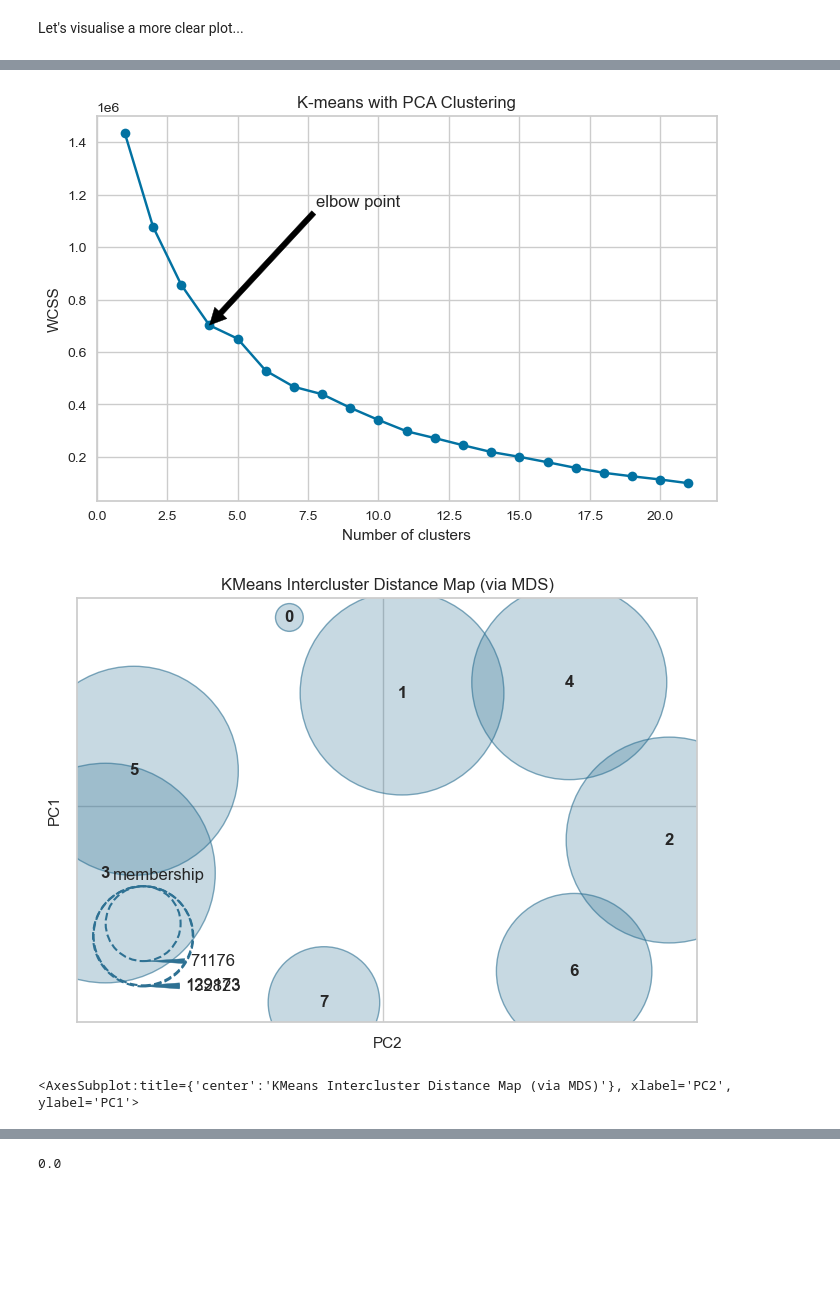
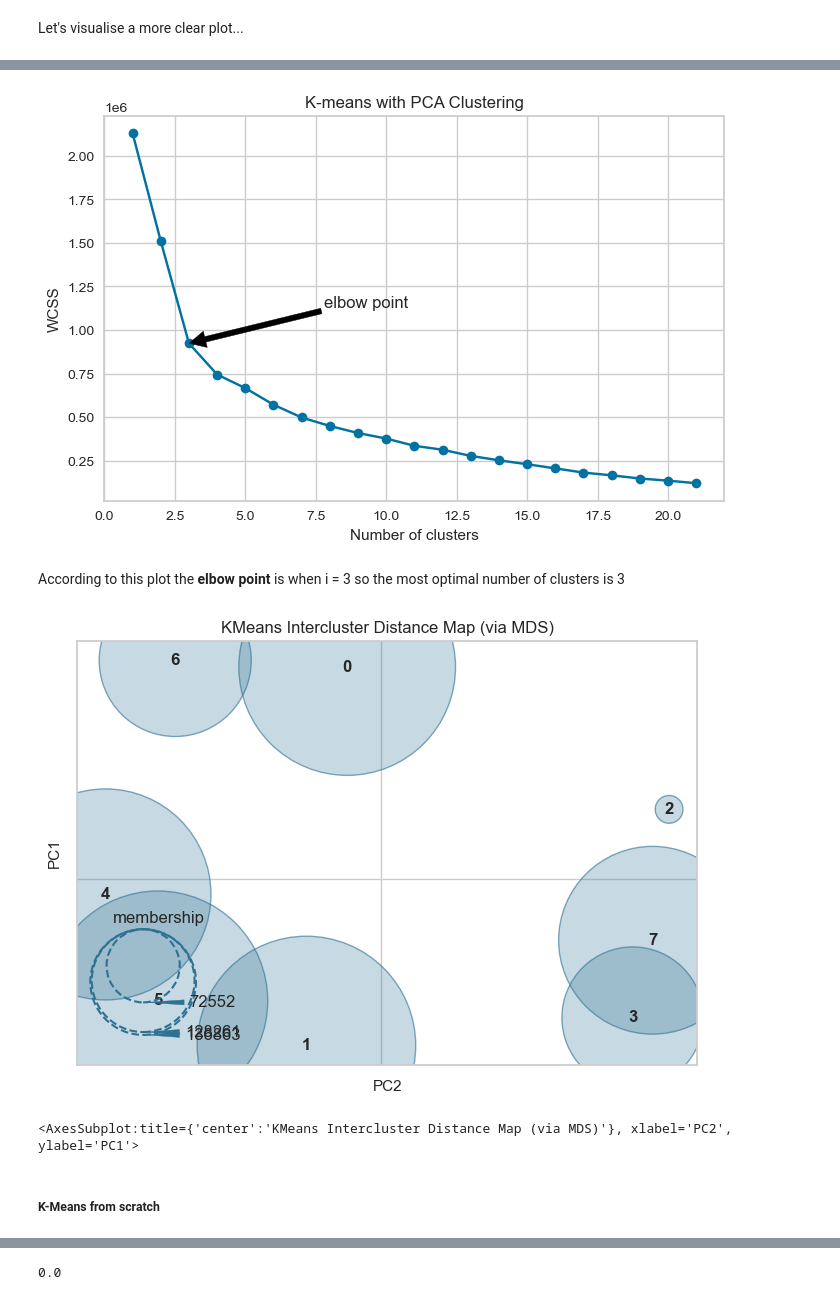
Before and after one commit to MattiaCastaldo/ADM-Homework-4, a Jupyter notebook: Mattia.ipynb, the cells around one changed output, grey strips where cells are left out. Saved outputs shown, nothing was run; the diff lists cells and outputs as text; code cells hidden in the pictures; blank space fills up the shorter version.

```diff
--- a/Mattia.ipynb
+++ b/Mattia.ipynb
@@ -498,4 +531,4 @@ Plotting the scatter plot of the 1st and 2nd PCA componets (those that have the
 # %%
-pca=PCA(n_components=6) ## reduce dimensionality to 6 components
+pca=PCA(n_components=5) ## reduce dimensionality to 5 components
 pca.fit(df_norm)
 pca_features=pca.transform(df_norm)
@@ -508,14 +550,16 @@ for i in range(1,22):
 # %%
 plt.figure(figsize=(8,5))
 plt.plot(range(1,22),wcss,marker='o')
 plt.xlabel('Number of clusters')
 plt.ylabel('WCSS')
 plt.title('K-means with PCA Clustering')
-plt.annotate('elbow point',(4,wcss[3]),arrowprops=dict(facecolor='black',shrink=0.001),
+plt.annotate('elbow point',(3,wcss[2]),arrowprops=dict(facecolor='black',shrink=0.001),
             horizontalalignment='left',verticalalignment='top',xytext=(7.8,1200000))
 plt.show()
 # %% [output]
-[figure, old version]
+[figure, new version]
+# %% [markdown]
+According to this plot the **elbow point** is when i = 3 so the most optimal number of clusters is 3
 # %%
 from yellowbrick.cluster import InterclusterDistance
 
@@ -526,5 +570,7 @@ visualizer = InterclusterDistance(model)
 visualizer.fit(pca_features)        # Fit the data to the visualizer
 visualizer.show()       # Finalize and render the figure
 # %% [output]
-[figure, old version]
+[figure, new version]
 <AxesSubplot:title={'center':'KMeans Intercluster Distance Map (via MDS)'}, xlabel='PC2', ylabel='PC1'>
+# %% [markdown]
+##### **K-Means from scratch**
```
Also changed, not shown: parts of 66 cells of this notebook.
